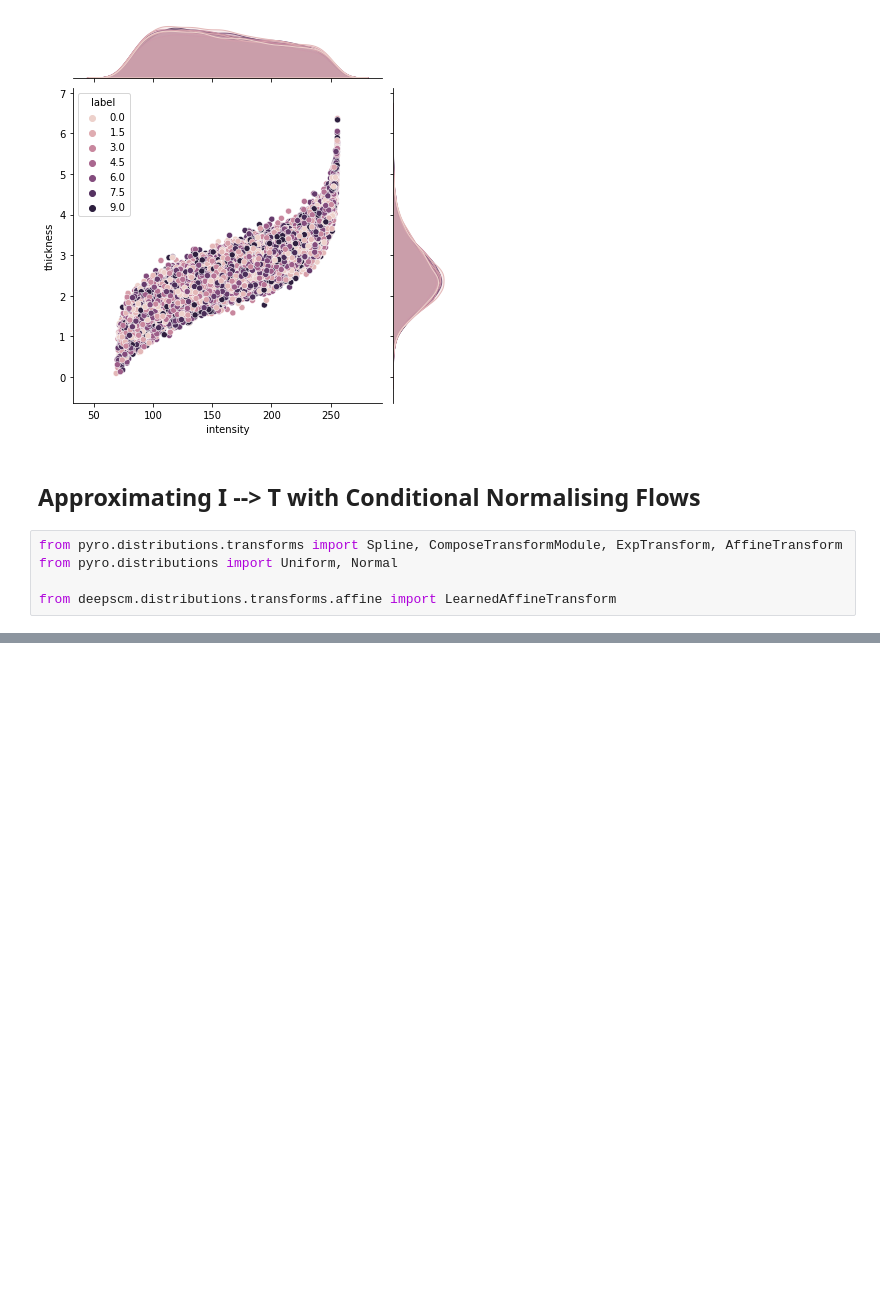
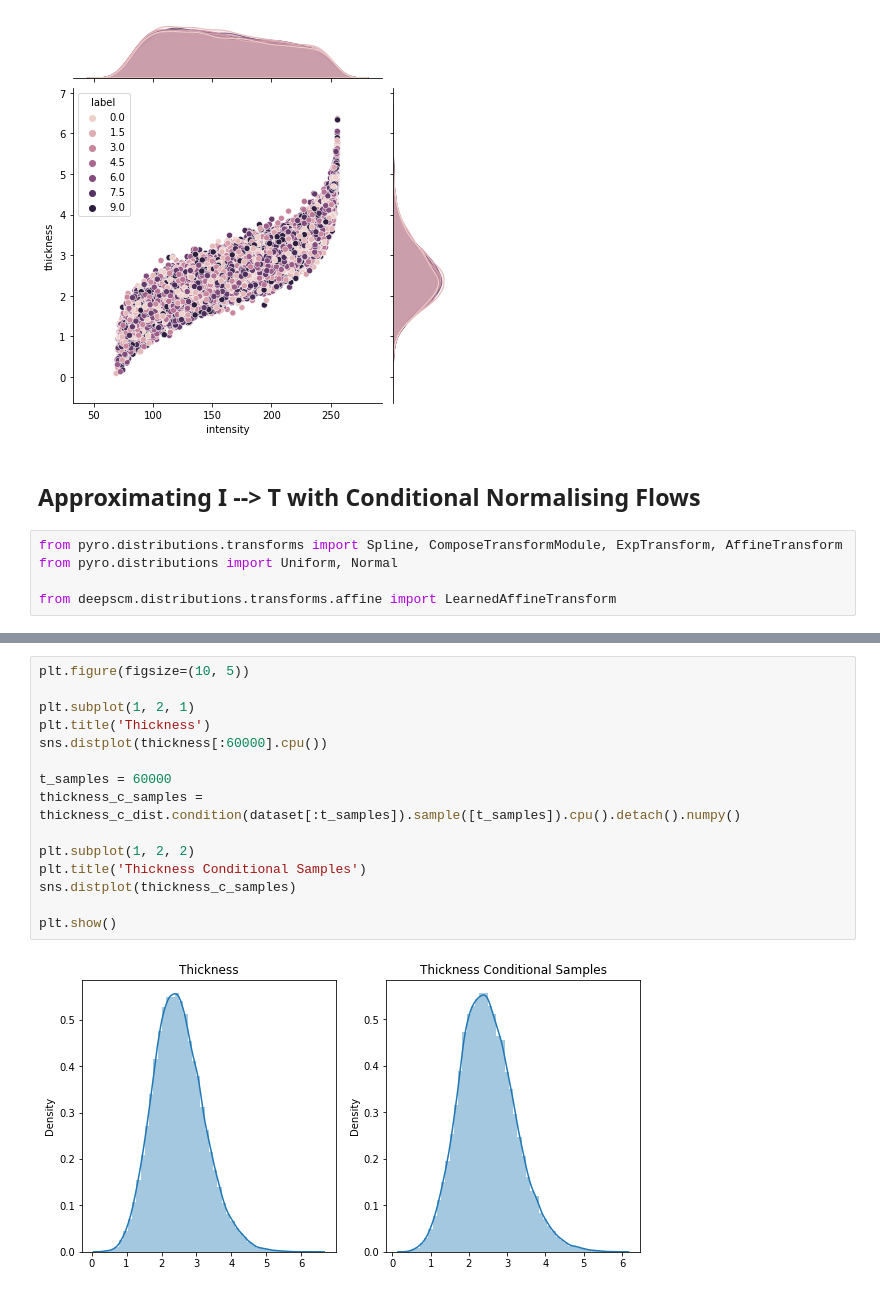
Before and after one commit to RajatRasal/deepscm, a Jupyter notebook: deepscm/datasets/morphomnist/intensity_causes_thickness.ipynb, the cells around one changed output, grey strips where cells are left out. Drawn from its saved outputs; the diff is of its cells as text; blank space fills up the shorter version.

```diff
--- a/deepscm/datasets/morphomnist/intensity_causes_thickness.ipynb
+++ b/deepscm/datasets/morphomnist/intensity_causes_thickness.ipynb
@@ -440,0 +631,17 @@ plt.show()
+# %%
+plt.figure(figsize=(10, 5))
+
+plt.subplot(1, 2, 1)
+plt.title('Thickness')
+sns.distplot(thickness[:60000].cpu())
+
+t_samples = 60000
+thickness_c_samples = thickness_c_dist.condition(dataset[:t_samples]).sample([t_samples]).cpu().detach().numpy()
+
+plt.subplot(1, 2, 2)
+plt.title('Thickness Conditional Samples')
+sns.distplot(thickness_c_samples)
+
+plt.show()
+# %% [output]
+[figure, added]
```
Also changed, not shown: parts of 27 cells of this notebook.
